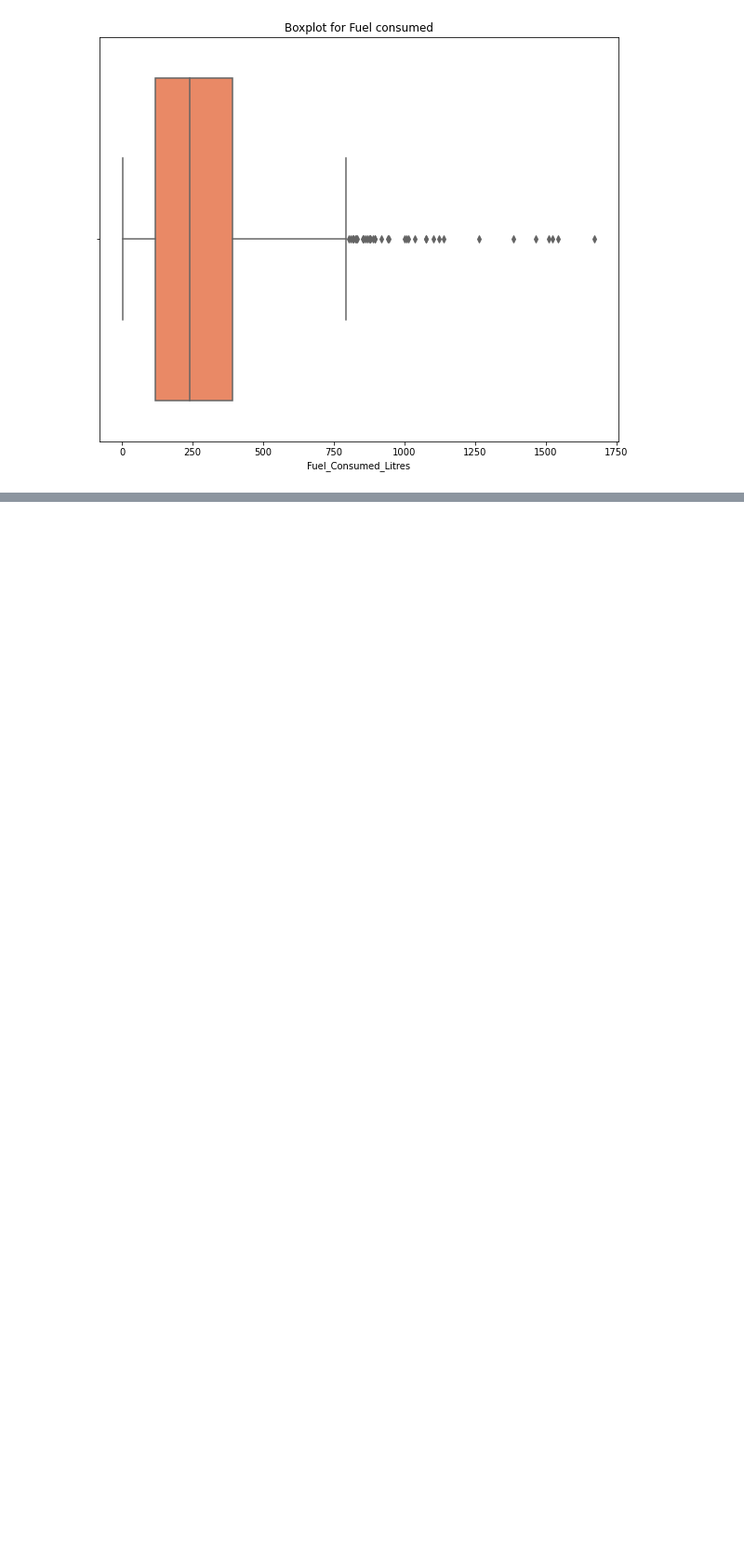
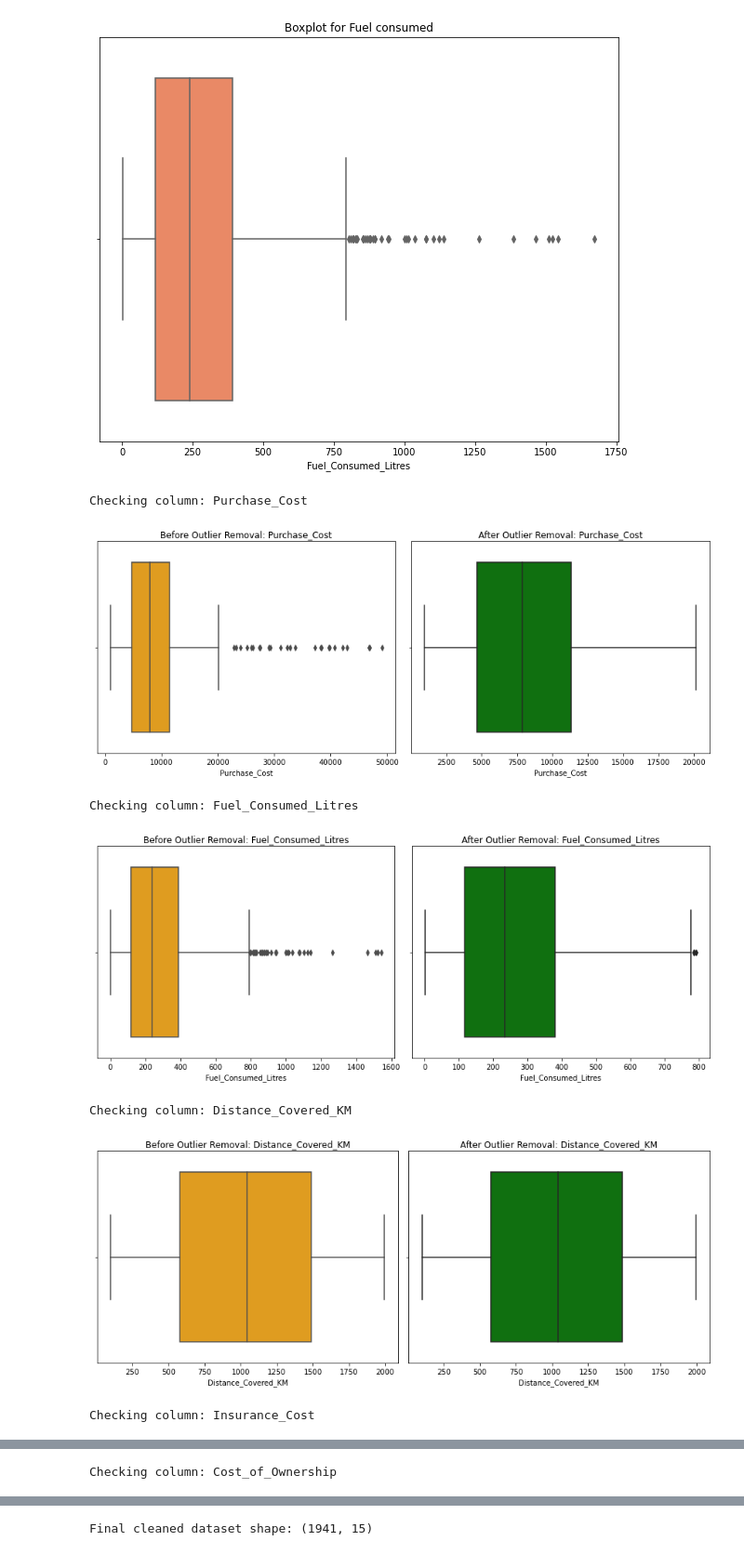
Before and after one commit to Masinde10/Fleet_operations_1, a Jupyter notebook: Fleet_operations_1.ipynb, the cells around one changed output, grey strips where cells are left out. Shown at 93% size. Cells and saved outputs as stored; diff of their text form; code cells hidden in the pictures; blank space fills up the shorter version.

```diff
--- a/Fleet_operations_1.ipynb
+++ b/Fleet_operations_1.ipynb
@@ -185,3 +185,52 @@ sns.boxplot(x=df['Fuel_Consumed_Litres'], color="coral")
 plt.title('Boxplot for Fuel consumed');
 # %% [output]
 [figure]
+# %%
+
+def remove_outliers_iqr(df, column):
+    Q1 = df[column].quantile(0.25)
+    Q3 = df[column].quantile(0.75)
+    IQR = Q3 - Q1
+    lower = Q1 - 1.5 * IQR
+    upper = Q3 + 1.5 * IQR
+    cleaned = df[(df[column] >= lower) & (df[column] <= upper)]
+    return cleaned
+
+def visualize_outliers(df, column):
+    plt.figure(figsize=(12, 5))
+
+    plt.subplot(1, 2, 1)
+    sns.boxplot(x=df[column], color='orange')
+    plt.title(f"Before Outlier Removal: {column}")
+
+    cleaned = remove_outliers_iqr(df, column)
+
+    plt.subplot(1, 2, 2)
+    sns.boxplot(x=cleaned[column], color='green')
+    plt.title(f"After Outlier Removal: {column}")
+
+    plt.tight_layout()
+    plt.show()
+
+    return cleaned
+
+# Select numeric columns only
+numeric_cols = df.select_dtypes(include='number').columns.tolist()
+
+# Loop through and clean each numeric column
+df_cleaned = df.copy()
+
+for col in numeric_cols:
+    print(f"\nChecking column: {col}")
+    visualize_outliers(df_cleaned, col)
+    df_cleaned = remove_outliers_iqr(df_cleaned, col)
+
+print(f"\nFinal cleaned dataset shape: {df_cleaned.shape}")
+# %% [output]
+Checking column: Purchase_Cost
+[figure, added]
+Checking column: Fuel_Consumed_Litres
+[figure, added]
+Checking column: Distance_Covered_KM
+[figure, added]
+Checking column: Insurance_Cost
@@ -187,0 +238 @@ plt.title('Boxplot for Fuel consumed');
+Checking column: Cost_of_Ownership
@@ -187,0 +240 @@ plt.title('Boxplot for Fuel consumed');
+Final cleaned dataset shape: (1941, 15)
```
Also changed, not shown: parts of 4 cells of this notebook.
